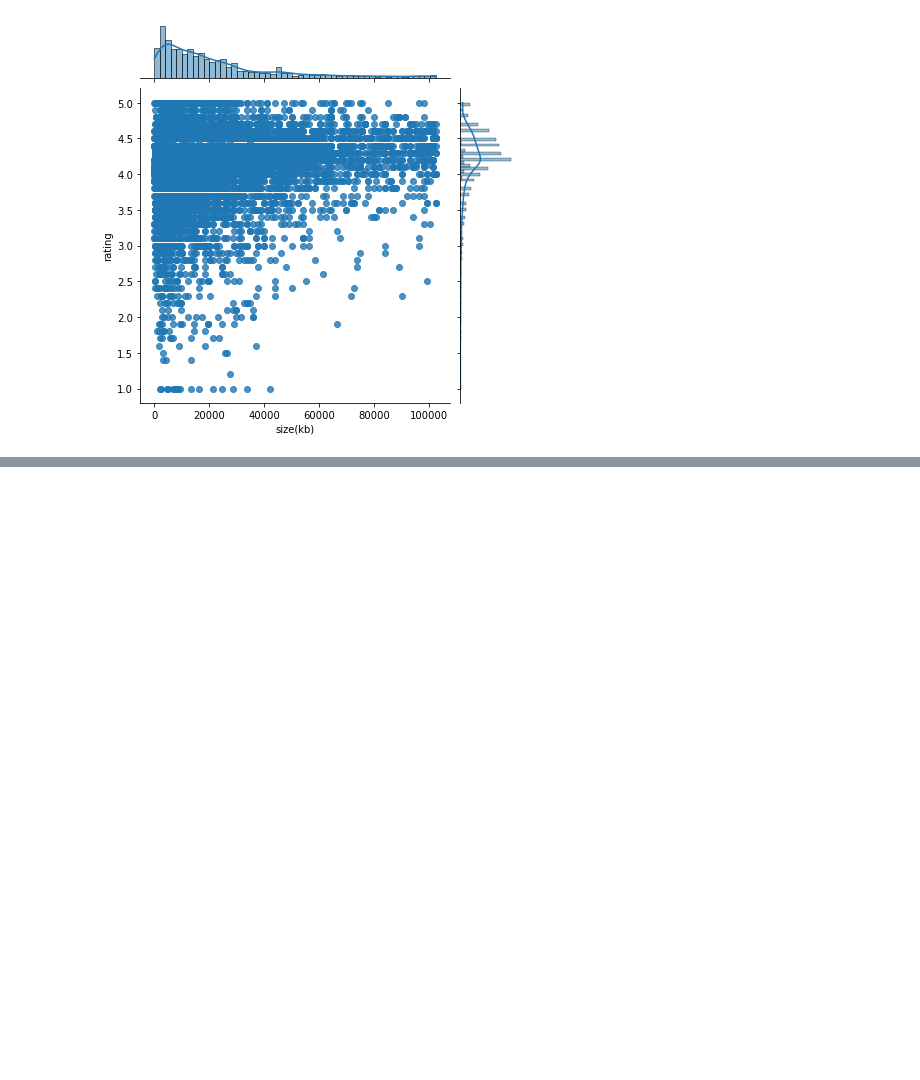
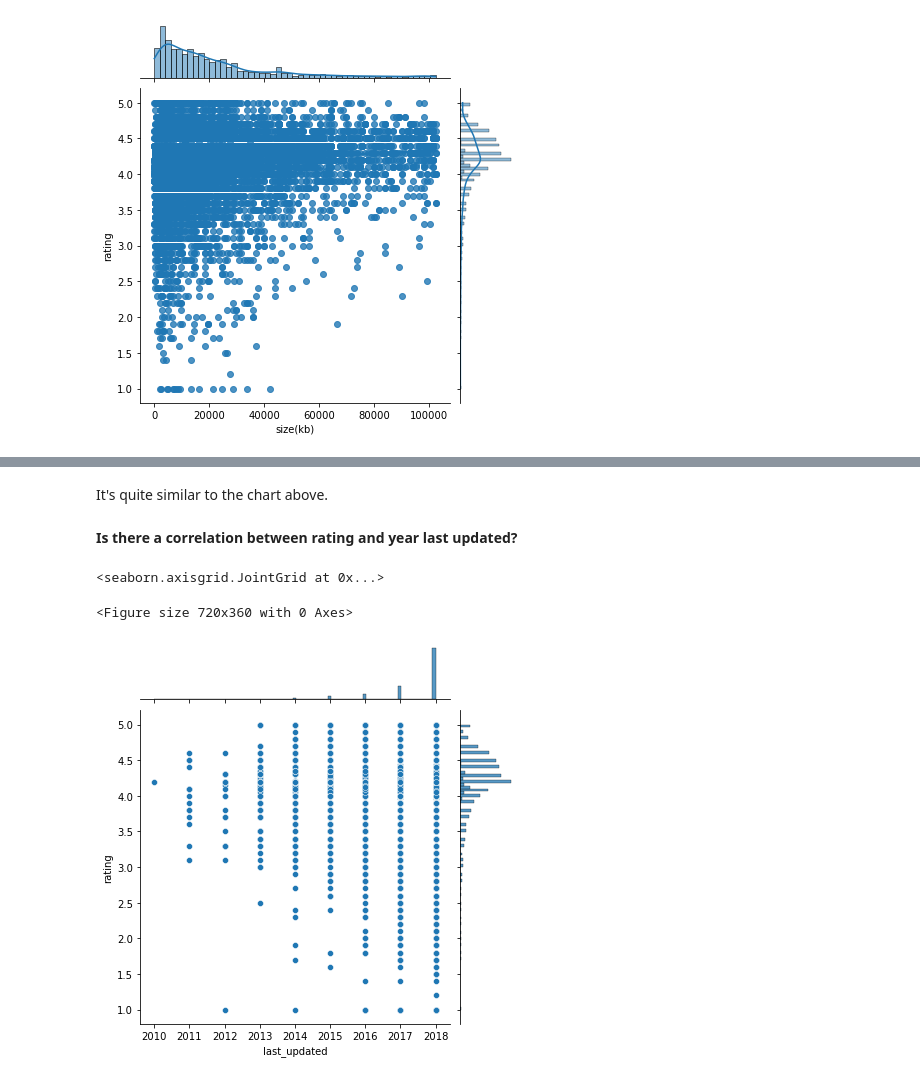
Before and after one commit to Rosiee0312/Google_Play_Store, a Jupyter notebook: Data_cleaning_EDA.ipynb, the cells around one changed output, grey strips where cells are left out. Drawn from its saved outputs; the diff is of its cells as text; code cells hidden in the pictures; blank space fills up the shorter version.

```diff
--- a/Data_cleaning_EDA.ipynb
+++ b/Data_cleaning_EDA.ipynb
@@ -544,0 +615,11 @@ sns.jointplot(data=df, x='size(kb)', y = 'rating', kind='reg')
+# %% [markdown]
+It's quite similar to the chart above.
+# %% [markdown]
+__Is there a correlation between rating and year last updated?__
+# %%
+plt.figure(figsize=(10,5))
+sns.jointplot(data=df, x='last_updated', y='rating')
+# %% [output]
+<seaborn.axisgrid.JointGrid at 0x...>
+<Figure size 720x360 with 0 Axes>
+[figure, added]
```
Also changed, not shown: parts of 42 cells of this notebook.
